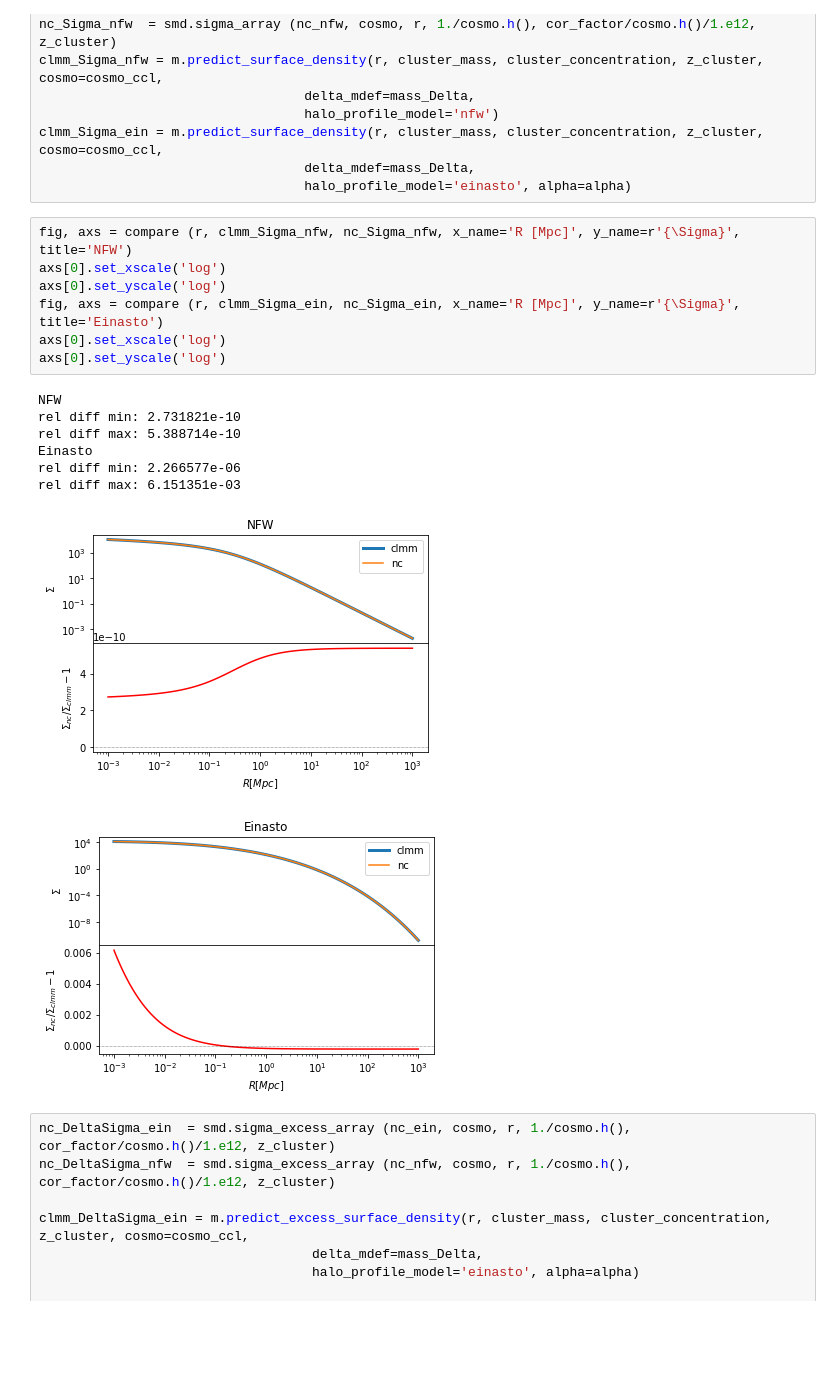
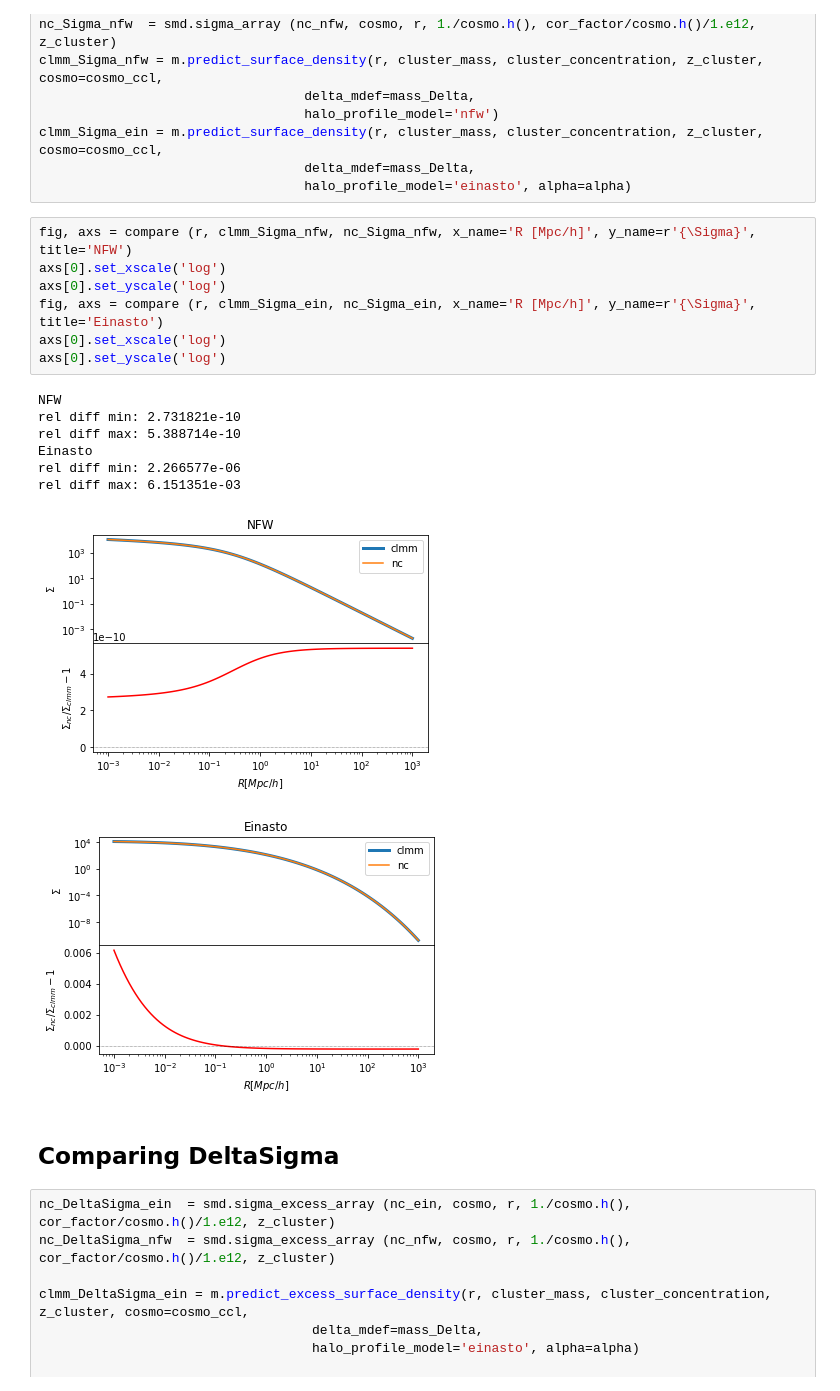
Before and after one commit to tguillemLSST/CLMM, a Jupyter notebook: examples/clmm_numcosmo_einasto.ipynb, the cells around one changed output. Drawn from its saved outputs; the diff is of its cells as text; blank space fills up the shorter version.

```diff
--- a/examples/clmm_numcosmo_einasto.ipynb
+++ b/examples/clmm_numcosmo_einasto.ipynb
@@ -111,21 +139,23 @@ clmm_Sigma_ein = m.predict_surface_density(r, cluster_mass, cluster_concentratio
                                   delta_mdef=mass_Delta,
                                   halo_profile_model='einasto', alpha=alpha)
 # %%
-fig, axs = compare (r, clmm_Sigma_nfw, nc_Sigma_nfw, x_name='R [Mpc]', y_name=r'{\Sigma}', title='NFW')
+fig, axs = compare (r, clmm_Sigma_nfw, nc_Sigma_nfw, x_name='R [Mpc/h]', y_name=r'{\Sigma}', title='NFW')
 axs[0].set_xscale('log')
 axs[0].set_yscale('log')
-fig, axs = compare (r, clmm_Sigma_ein, nc_Sigma_ein, x_name='R [Mpc]', y_name=r'{\Sigma}', title='Einasto')
+fig, axs = compare (r, clmm_Sigma_ein, nc_Sigma_ein, x_name='R [Mpc/h]', y_name=r'{\Sigma}', title='Einasto')
 axs[0].set_xscale('log')
 axs[0].set_yscale('log')
 # %% [output]
 NFW
 rel diff min: 2.731821e-10
 rel diff max: 5.388714e-10
 Einasto
 rel diff min: 2.266577e-06
 rel diff max: 6.151351e-03
-[figure, old version]
+[figure, new version]
-[figure, old version]
+[figure, new version]
+# %% [markdown]
+## Comparing DeltaSigma
 # %%
 nc_DeltaSigma_ein  = smd.sigma_excess_array (nc_ein, cosmo, r, 1./cosmo.h(), cor_factor/cosmo.h()/1.e12, z_cluster)
 nc_DeltaSigma_nfw  = smd.sigma_excess_array (nc_nfw, cosmo, r, 1./cosmo.h(), cor_factor/cosmo.h()/1.e12, z_cluster)
```
Also changed, not shown: parts of 9 cells of this notebook.
